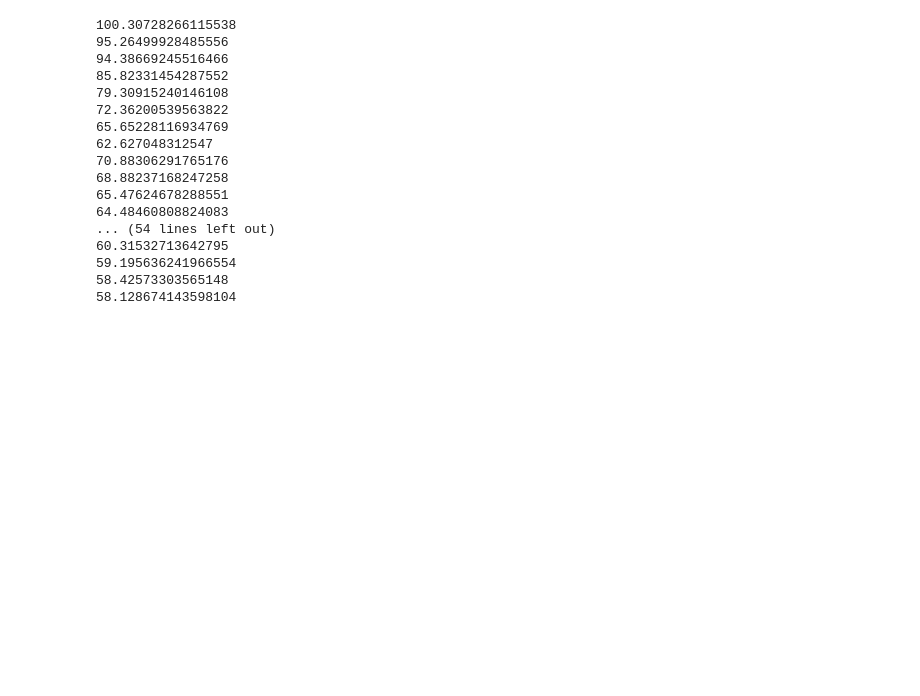
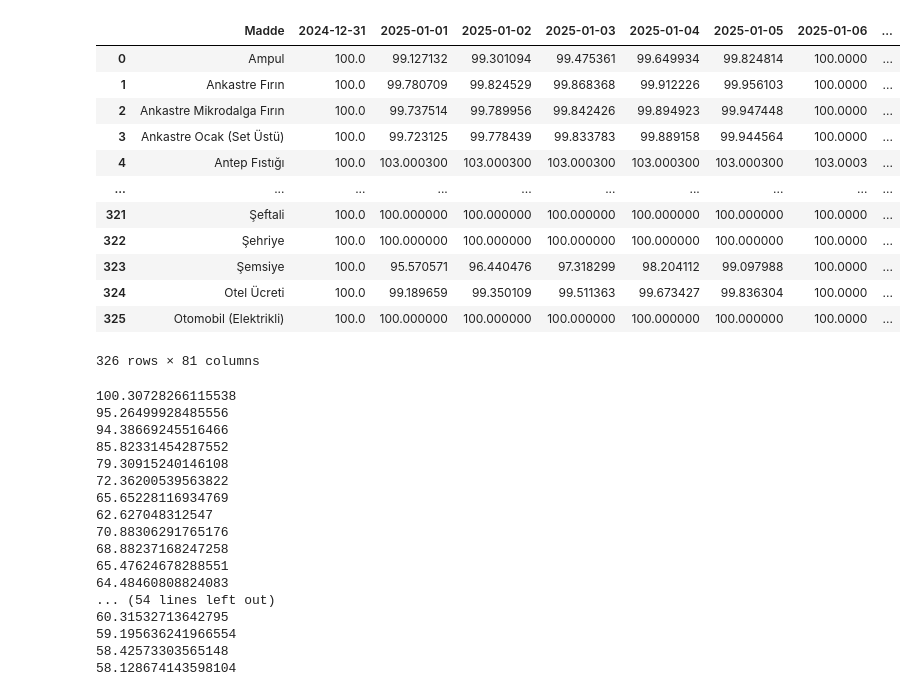
Before and after one commit to kaboya19/web-tufe-streamlit, a Jupyter notebook: bülten.ipynb, the cells around one changed output. Drawn from its saved outputs; the diff is of its cells as text; code cells hidden in the pictures; blank space fills up the shorter version.

```diff
--- a/bülten.ipynb
+++ b/bülten.ipynb
@@ -6,7 +6,6 @@ import matplotlib.pyplot as plt
 tüfe=pd.read_csv("tüfe.csv",index_col=0)
 tüfe.index=pd.to_datetime(tüfe.index)
 endeksler=pd.read_csv("endeksler.csv",index_col=0)
-endeksler.index=pd.to_datetime(endeksler.index)
 harcama_grupları=pd.read_csv("harcama_grupları.csv",index_col=0)
 harcama_grupları.index=pd.to_datetime(harcama_grupları.index)
 özelgöstergeler=pd.read_csv("özelgöstergeler.csv",index_col=0)
@@ -14,3 +29,24 @@ harcama_grupları.index=pd.to_datetime(harcama_grupları.index)
+# %%
+
+maddelerim=endeksler.T
+maddelerim=maddelerim.reset_index()
+maddelerim=maddelerim.rename(columns={"index":"Madde"})
+# %%
+maddelerim
+# %% [output]
+|  | Madde | 2024-12-31 | 2025-01-01 | 2025-01-02 | 2025-01-03 | 2025-01-04 | 2025-01-05 | 2025-01-06 | ... |
+| 0 | Ampul | 100.0 | 99.127132 | 99.301094 | 99.475361 | 99.649934 | 99.824814 | 100.0000 | ... |
+| 1 | Ankastre Fırın | 100.0 | 99.780709 | 99.824529 | 99.868368 | 99.912226 | 99.956103 | 100.0000 | ... |
+| 2 | Ankastre Mikrodalga Fırın | 100.0 | 99.737514 | 99.789956 | 99.842426 | 99.894923 | 99.947448 | 100.0000 | ... |
+| 3 | Ankastre Ocak (Set Üstü) | 100.0 | 99.723125 | 99.778439 | 99.833783 | 99.889158 | 99.944564 | 100.0000 | ... |
+| 4 | Antep Fıstığı | 100.0 | 103.000300 | 103.000300 | 103.000300 | 103.000300 | 103.000300 | 103.0003 | ... |
+| ... | ... | ... | ... | ... | ... | ... | ... | ... | ... |
+| 321 | Şeftali | 100.0 | 100.000000 | 100.000000 | 100.000000 | 100.000000 | 100.000000 | 100.0000 | ... |
+| 322 | Şehriye | 100.0 | 100.000000 | 100.000000 | 100.000000 | 100.000000 | 100.000000 | 100.0000 | ... |
+| 323 | Şemsiye | 100.0 | 95.570571 | 96.440476 | 97.318299 | 98.204112 | 99.097988 | 100.0000 | ... |
+| 324 | Otel Ücreti | 100.0 | 99.189659 | 99.350109 | 99.511363 | 99.673427 | 99.836304 | 100.0000 | ... |
+| 325 | Otomobil (Elektrikli) | 100.0 | 100.000000 | 100.000000 | 100.000000 | 100.000000 | 100.000000 | 100.0000 | ... |
+326 rows × 81 columns
 # %%
 tüfe=pd.read_csv("gruplar_int.csv",index_col=0)
 tüfe.index=pd.to_datetime(tüfe.index)
```
Also changed, not shown: parts of 1 cell of this notebook, 15 other files.
